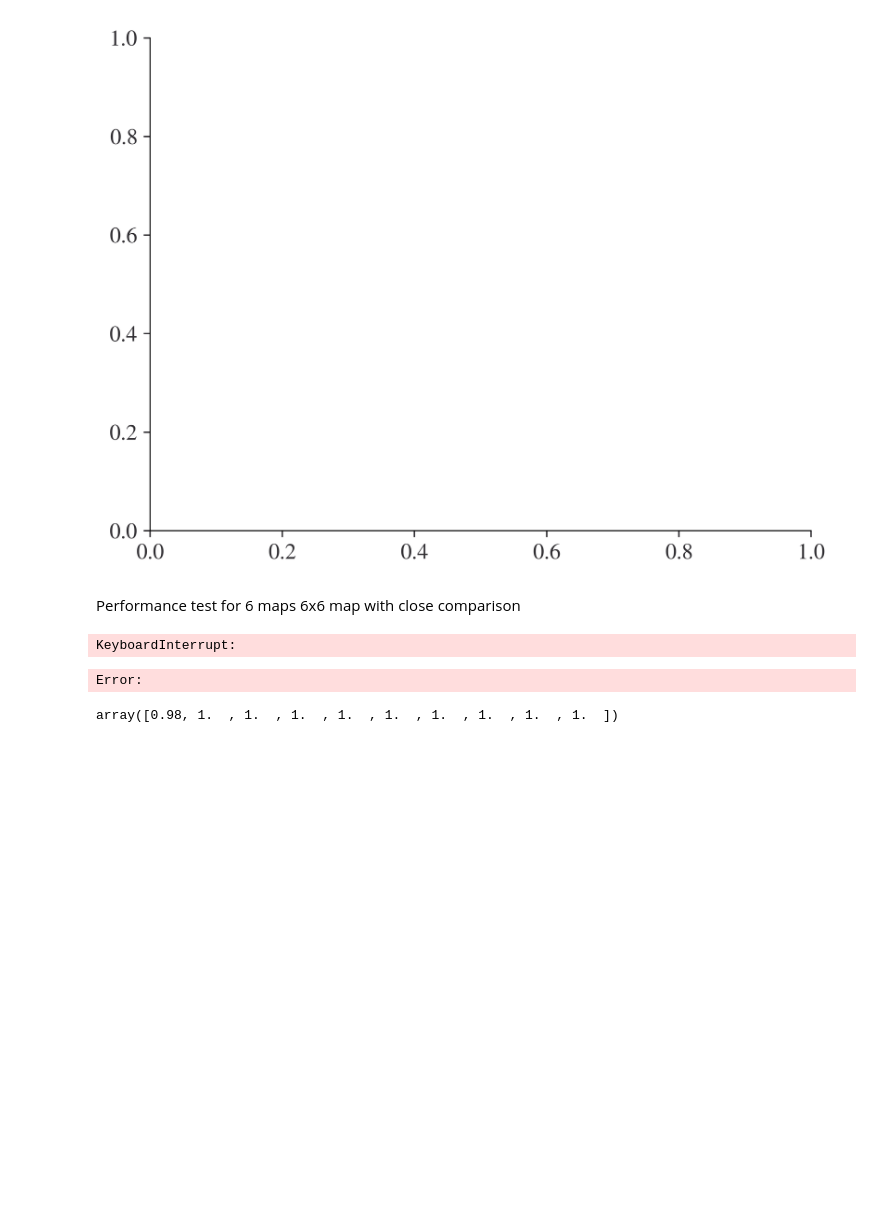
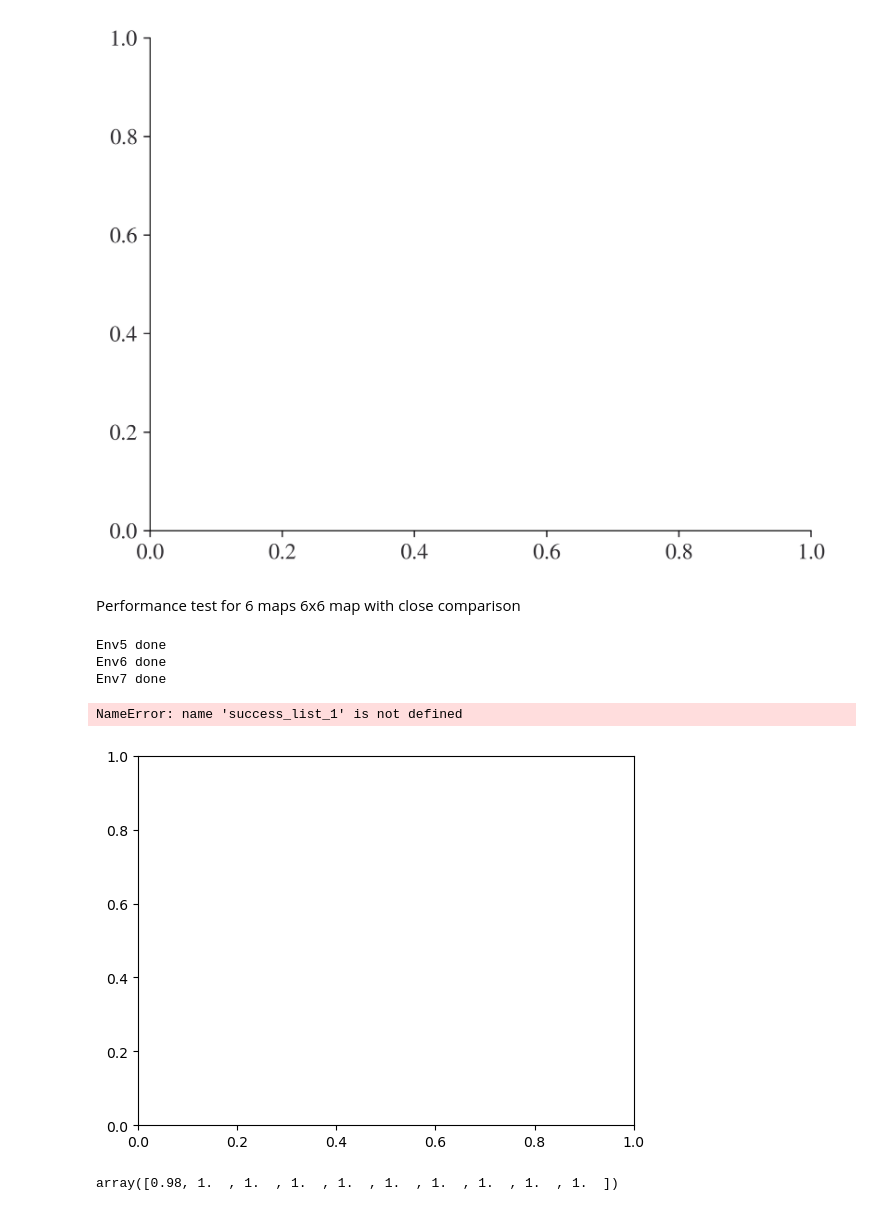
Before and after one commit to amirhnourian/Open_AI_Frozenlake, a Jupyter notebook: 4x4_map.ipynb, the cells around one changed output. Cells and saved outputs as stored; diff of their text form; code cells hidden in the pictures; blank space fills up the shorter version.

```diff
--- a/4x4_map.ipynb
+++ b/4x4_map.ipynb
@@ -789,79 +787,83 @@ import csv
 # 2000 average for 50 points
 # 40 points distance between each sample
 
-file_name = '5x5120kmax1200d24p'
-data_collect = 1500 # data collection rate
-max_ep = 150000 # max episode for performance check
-points_distance_accordingtodatacollect = 15 # how many points calculated in data collect session to reduce calculation costs
+file_name = '4x450kmax500d10p'
+data_collect = 500 # data collection rate
+max_ep = 50000 # max episode for performance check
+points_distance_accordingtodatacollect = 10 # how many points calculated in data collect session to reduce calculation costs
 # final average is based on this number
 
 ## performance check based on elapsed episodes (training)
-
+'''
 success_list_1 = q_performance(env1,max_ep,data_collect,points_distance_accordingtodatacollect)
 print('Env1 done')
 with open(file_name, 'a') as file:
     writer = csv.writer(file)
-    writer.writerows(success_list_1)
+    writer.writerow(success_list_1)
 success_list_2 = q_performance(env2,max_ep,data_collect,points_distance_accordingtodatacollect)
 print('Env2 done')
 with open(file_name, 'a') as file:
     writer = csv.writer(file)
-    writer.writerows(success_list_2)
+    writer.writerow(success_list_2)
 success_list_3 = q_performance(env3,max_ep,data_collect,points_distance_accordingtodatacollect)
 print('Env3 done')
 with open(file_name, 'a') as file:
     writer = csv.writer(file)
-    writer.writerows(success_list_3)
+    writer.writerow(success_list_3)
 success_list_4 = q_performance(env4,max_ep,data_collect,points_distance_accordingtodatacollect)
 print('Env4 done')
 with open(file_name, 'a') as file:
     writer = csv.writer(file)
-    writer.writerows(success_list_4)
+    writer.writerow(success_list_4)
+'''
 success_list_5 = q_performance(env5,max_ep,data_collect,points_distance_accordingtodatacollect)
 print('Env5 done')
 with open(file_name, 'a') as file:
     writer = csv.writer(file)
-    writer.writerows(success_list_5)
+    writer.writerow(success_list_5)
 success_list_6 = q_performance(env6,max_ep,data_collect,points_distance_accordingtodatacollect)
 print('Env6 done')
 with open(file_name, 'a') as file:
     writer = csv.writer(file)
-    writer.writerows(success_list_6)
+    writer.writerow(success_list_6)
 success_list_7 = q_performance(env7,max_ep,data_collect,points_distance_accordingtodatacollect)
 print('Env7 done')
 with open(file_name, 'a') as file:
     writer = csv.writer(file)
-    writer.writerows(success_list_7)
+    writer.writerow(success_list_7)
 
 ## ploting the data
 
 data_points = max_ep/data_collect
 data_points_array = np.array(list(range(0,int(data_points))))
 
 
 fig, ax = plt.subplots()
 plt.style.use('plot_style.txt')
 
 plt.scatter(data_points_array,success_list_1,c='C1',edgecolor ="red",linewidths=0.1,marker='o',s=10, alpha=0.5,label='Env1')
 plt.scatter(data_points_array,success_list_2,c='C2',edgecolor ="red",linewidths=0.1,marker='s',s=10, alpha=0.5,label='Env2')
 plt.scatter(data_points_array,success_list_3,c='C3',edgecolor ="red",linewidths=0.1,marker='X',s=10, alpha=0.5,label='Env3')
 plt.scatter(data_points_array,success_list_4,c='C4',edgecolor ="red",linewidths=0.1,marker='D',s=10, alpha=0.5,label='Env4')
 plt.scatter(data_points_array,success_list_5,c='C5',edgecolor ="red",linewidths=0.1,marker='p',s=10, alpha=0.5,label='Env5')
 plt.scatter(data_points_array,success_list_6,c='C6',edgecolor ="red",linewidths=0.1,marker='*',s=10, alpha=0.5,label='Env6')
 plt.scatter(data_points_array,success_list_7,c='C6',edgecolor ="red",linewidths=0.1,marker='H',s=10, alpha=0.5,label='Env7')
 
 
 #plt.title('Performance check for')
 plt.xlabel('Elapsed episode pecentage')
 plt.ylabel('Performance per data collect rate')
 
 leg = ax.legend(scatterpoints=1, frameon=True, labelspacing=1, title='Different maps')
 
 plt.grid()
 plt.show()
 # %% [output]
-KeyboardInterrupt:
+Env5 done
+Env6 done
+Env7 done
-Error:
+NameError: name 'success_list_1' is not defined
+[figure, added]
 # %%
 success_list_1
 # %% [output]
```
Also changed, not shown: parts of 1 cell of this notebook, 5 other files.
